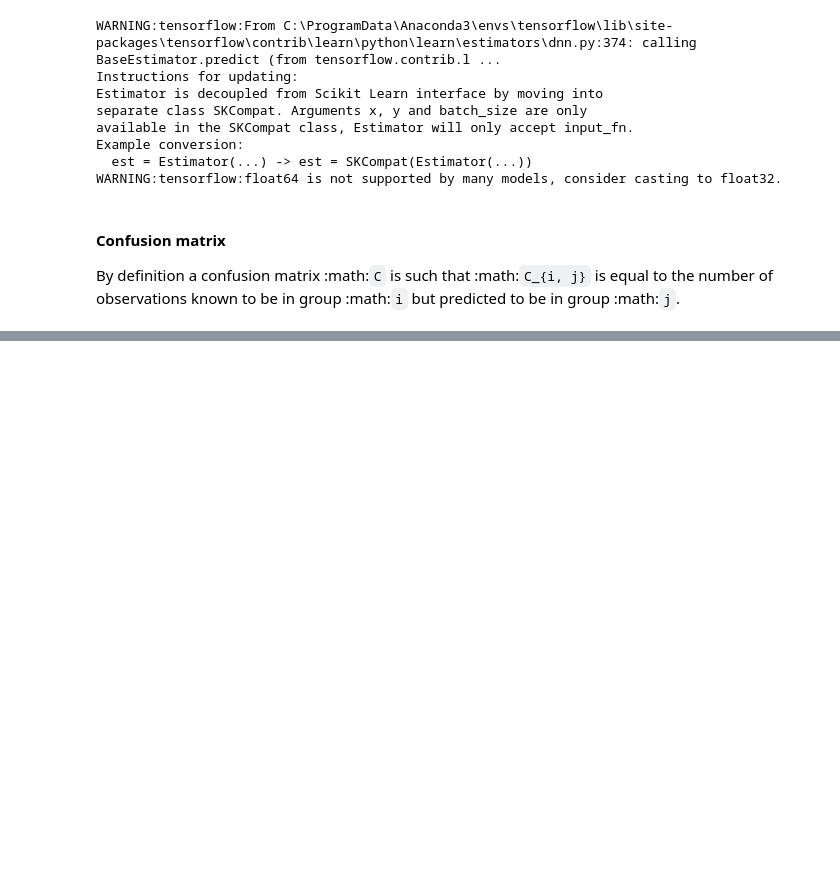
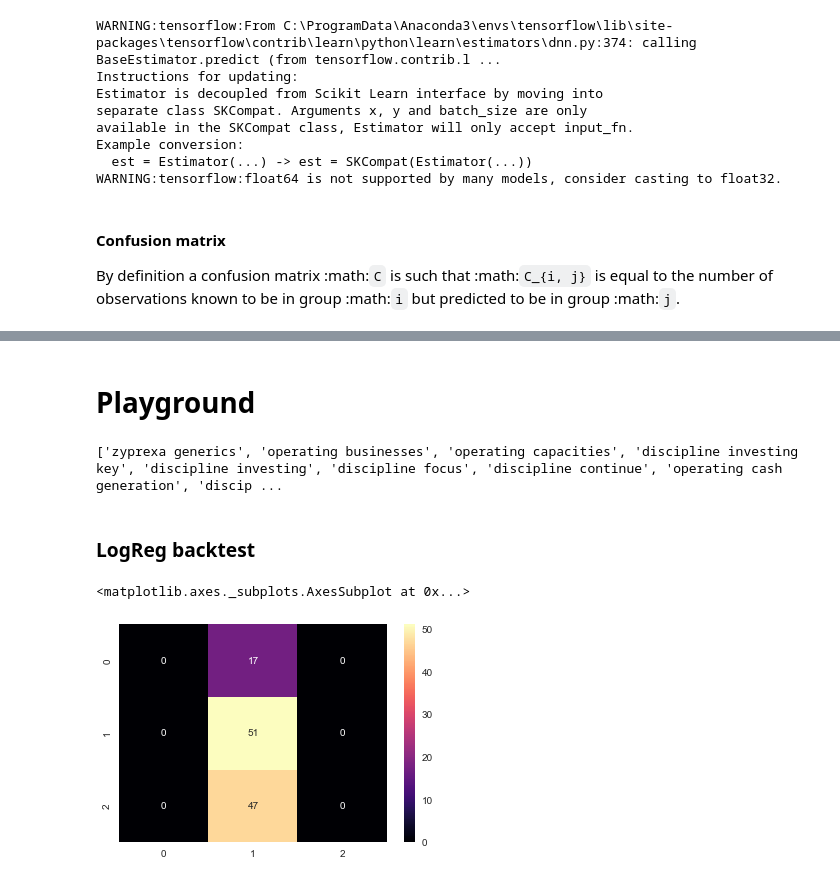
Before and after one commit to minimalgeek/Python, a Jupyter notebook: NLP/SeekingAlpha/SeekingAlpha sentiment analysis 2 - DNN.ipynb, the cells around one changed output, grey strips where cells are left out. Saved outputs shown, nothing was run; the diff lists cells and outputs as text; code cells hidden in the pictures; blank space fills up the shorter version.

```diff
--- a/NLP/SeekingAlpha/SeekingAlpha sentiment analysis 2 - DNN.ipynb
+++ b/NLP/SeekingAlpha/SeekingAlpha sentiment analysis 2 - DNN.ipynb
@@ -218,0 +232,2 @@ tfidf_vectors = tfidf.fit_transform(vectors)
+# %%
+tfidf = TfidfVectorizer(max_df=0.35, min_df=2, ngram_range=(1,3), stop_words='english')
@@ -300,0 +319,20 @@ avg / total       0.49      0.50      0.46        86
+# %% [markdown]
+# Playground
+# %%
+indices = np.argsort(tfidf.idf_)[::-1]
+features = tfidf.get_feature_names()
+top_n = 10
+top_features = [features[i] for i in indices[:top_n]]
+print(top_features)
+# %% [output]
+['zyprexa generics', 'operating businesses', 'operating capacities', 'discipline investing key', 'discipline investing', 'discipline focus', 'discipline continue', 'operating cash generation', 'discip ...
+# %% [markdown]
+### LogReg backtest
+# %%
+classifier2 = LogisticRegression()
+classifier2.fit(tfidf_vectors, y_train)
+y_predicted2 = classifier2.predict(tfidf.transform(X_test))
+sns.heatmap(confusion_matrix(y_test, y_predicted2), cmap='magma', annot=True)
+# %% [output]
+<matplotlib.axes._subplots.AxesSubplot at 0x...>
+[figure, added]
```
Also changed, not shown: parts of 32 cells of this notebook.
